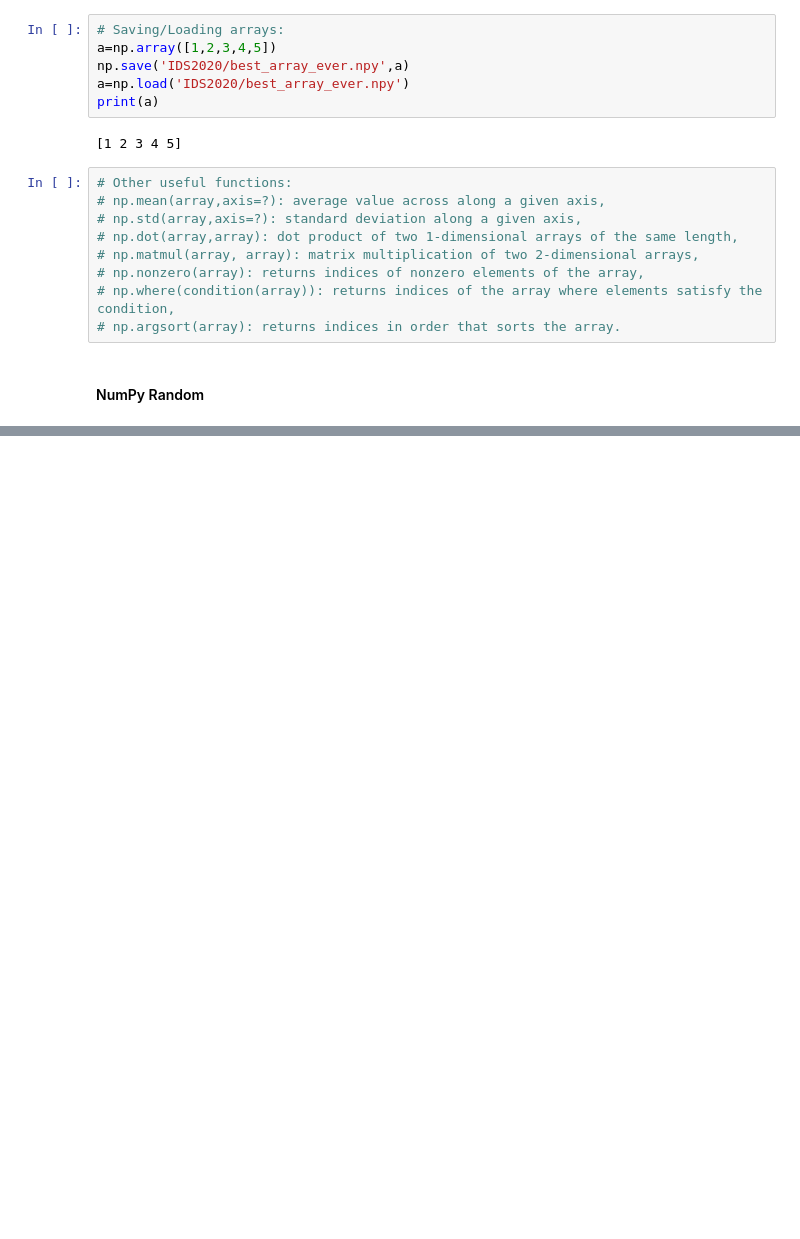
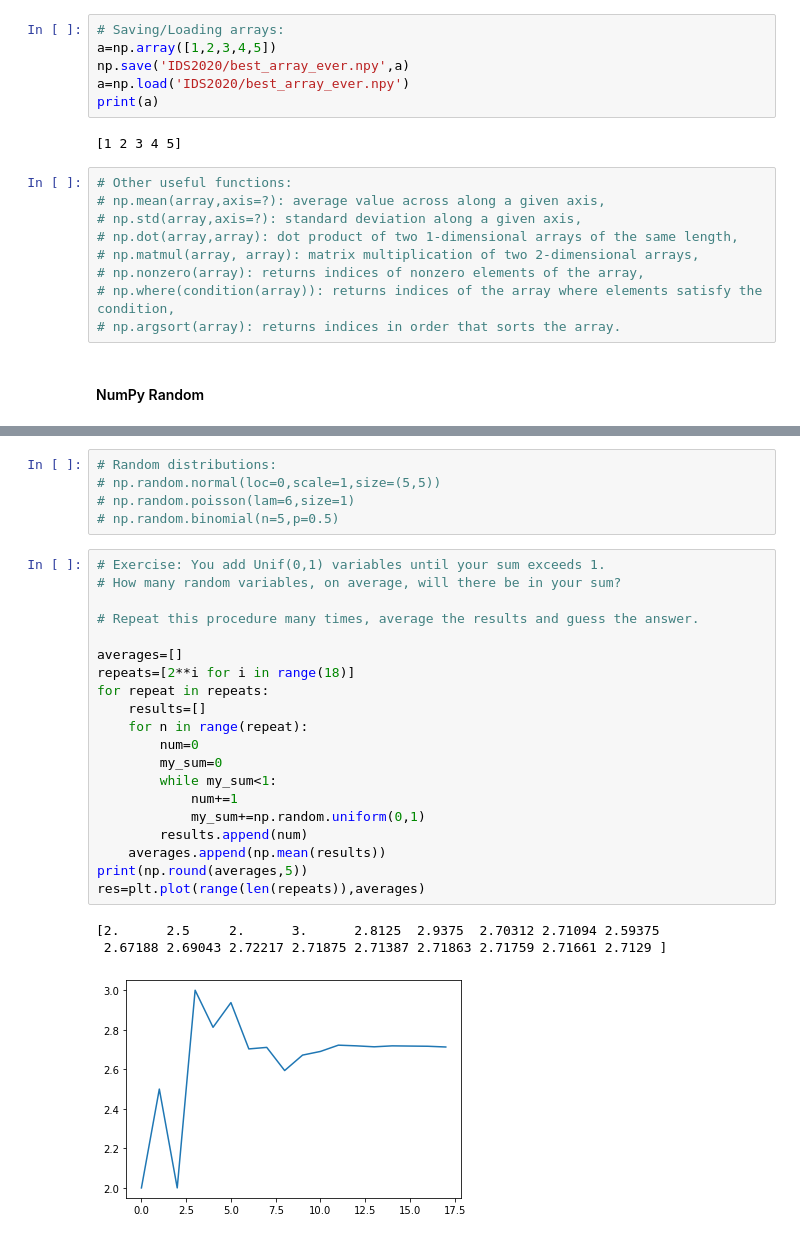
Before and after one commit to avysogorets/Data-Science-Course-NYU-2020, a Jupyter notebook: Lab1.ipynb, the cells around one changed output, grey strips where cells are left out. Drawn from its saved outputs; the diff is of its cells as text; blank space fills up the shorter version.

```diff
--- a/Lab1.ipynb
+++ b/Lab1.ipynb
@@ -406,3 +432,32 @@ print(a)
+# %%
+# Random distributions:
+# np.random.normal(loc=0,scale=1,size=(5,5))
+# np.random.poisson(lam=6,size=1)
+# np.random.binomial(n=5,p=0.5)
+# %%
+# Exercise: You add Unif(0,1) variables until your sum exceeds 1.
+# How many random variables, on average, will there be in your sum?
+
+# Repeat this procedure many times, average the results and guess the answer.
+
+averages=[]
+repeats=[2**i for i in range(18)]
+for repeat in repeats:
+    results=[]
+    for n in range(repeat):
+        num=0
+        my_sum=0
+        while my_sum<1:
+            num+=1
+            my_sum+=np.random.uniform(0,1)
+        results.append(num)
+    averages.append(np.mean(results))
+print(np.round(averages,5))
+res=plt.plot(range(len(repeats)),averages)
+# %% [output]
+[2.      2.5     2.      3.      2.8125  2.9375  2.70312 2.71094 2.59375
+ 2.67188 2.69043 2.72217 2.71875 2.71387 2.71863 2.71759 2.71661 2.7129 ]
+[figure, added]
 # %%
 # Reproducibility:
 np.random.seed(22) # run this before each random generation to replicate the same "random" output
```
Also changed, not shown: parts of 5 cells of this notebook.
